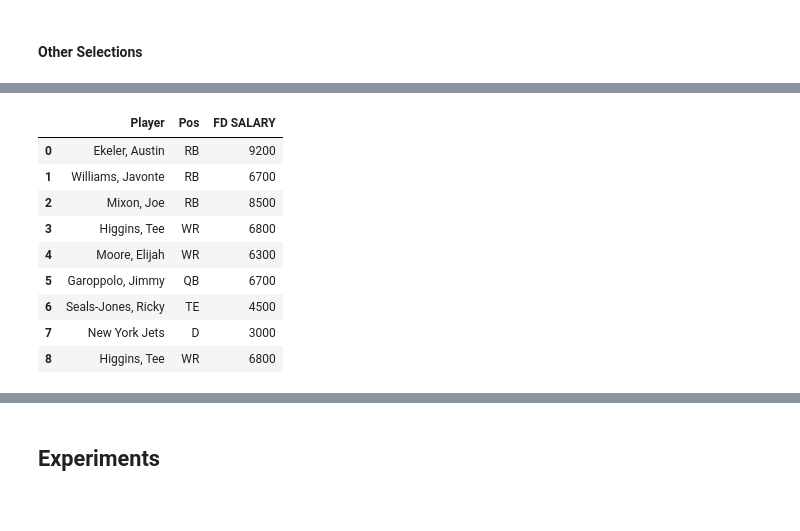
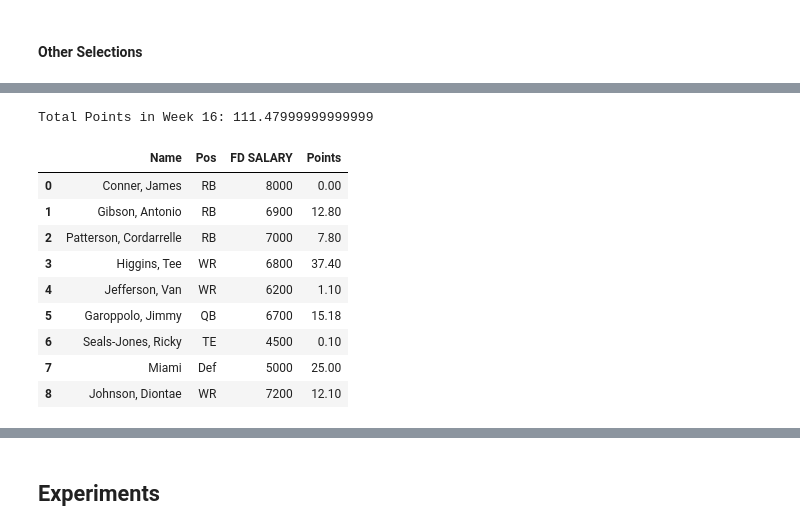
Before and after one commit to ahs8w/model_football, a Jupyter notebook: FF21_Experiments.ipynb, the cells around one changed output, grey strips where cells are left out. Drawn from its saved outputs; the diff is of its cells as text; code cells hidden in the pictures.

Commit message:
week 16

```diff
--- a/FF21_Experiments.ipynb
+++ b/FF21_Experiments.ipynb
@@ -176,14 +150,15 @@ Total Points in Week 14: 103.9
 # %%
-a = pd.read_csv("/Users/adamschiller/Downloads/Antonio_picks_week_14.csv")
-a
+a = pd.read_csv(f"/Users/adamschiller/Downloads/Antonio_picks_week_{week}.csv")
+standardize_other_submissions(a)
 # %% [output]
+Total Points in Week 16: 111.47999999999999
-|  | Player | Pos | FD SALARY |
-| 0 | Ekeler, Austin | RB | 9200 |
-| 1 | Williams, Javonte | RB | 6700 |
-| 2 | Mixon, Joe | RB | 8500 |
-| 3 | Higgins, Tee | WR | 6800 |
-| 4 | Moore, Elijah | WR | 6300 |
-| 5 | Garoppolo, Jimmy | QB | 6700 |
-| 6 | Seals-Jones, Ricky | TE | 4500 |
-| 7 | New York Jets | D | 3000 |
-| 8 | Higgins, Tee | WR | 6800 |
+|  | Name | Pos | FD SALARY | Points |
+| 0 | Conner, James | RB | 8000 | 0.00 |
+| 1 | Gibson, Antonio | RB | 6900 | 12.80 |
+| 2 | Patterson, Cordarrelle | RB | 7000 | 7.80 |
+| 3 | Higgins, Tee | WR | 6800 | 37.40 |
+| 4 | Jefferson, Van | WR | 6200 | 1.10 |
+| 5 | Garoppolo, Jimmy | QB | 6700 | 15.18 |
+| 6 | Seals-Jones, Ricky | TE | 4500 | 0.10 |
+| 7 | Miami | Def | 5000 | 25.00 |
+| 8 | Johnson, Diontae | WR | 7200 | 12.10 |
```
Also changed, not shown: parts of 7 cells of this notebook, 4 other files.
